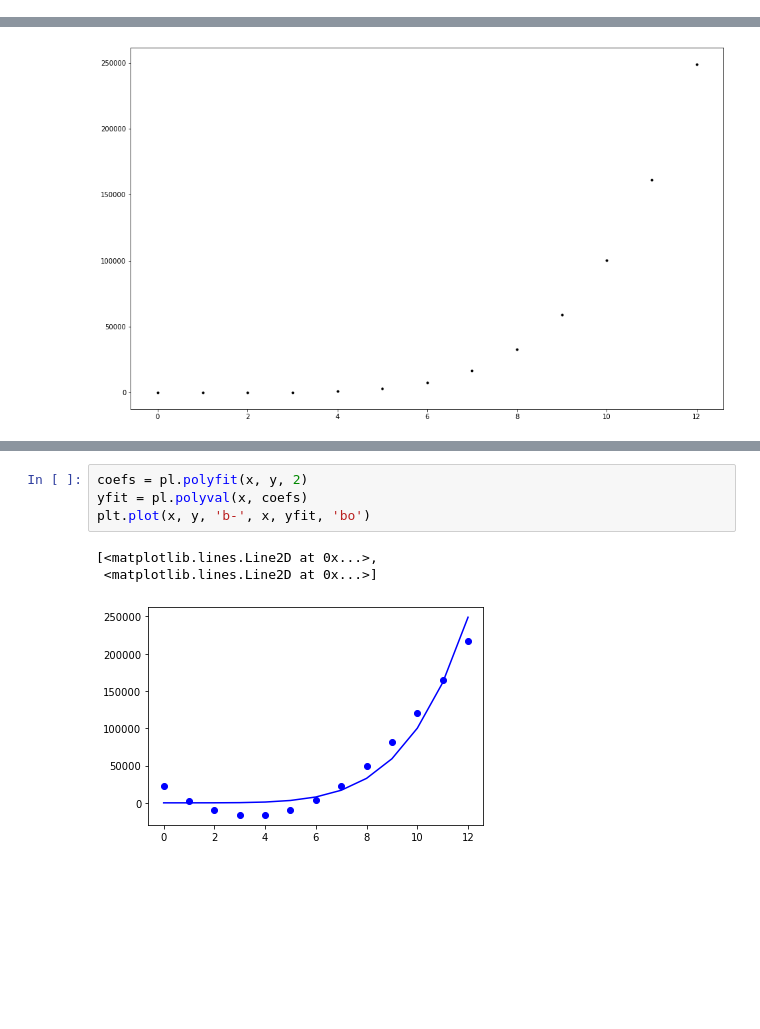
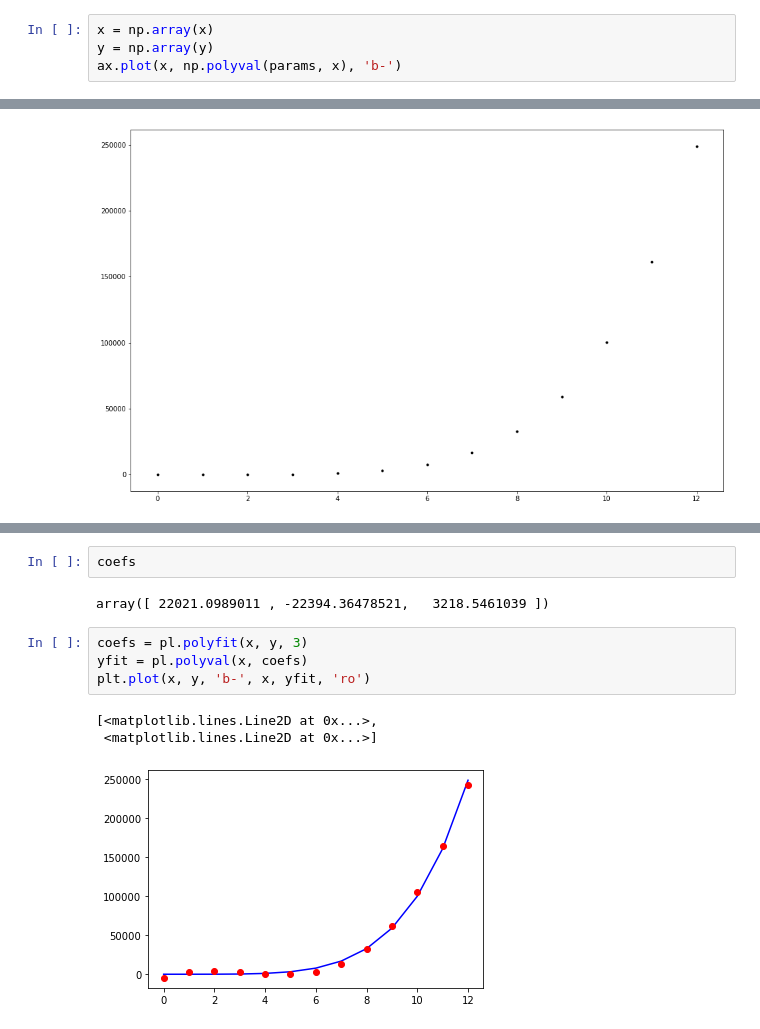
Before and after one commit to Ruairi8/machineLearn-Stat2022, a Jupyter notebook: Topic3_Parameters.ipynb, the cells around one changed output, grey strips where cells are left out. Cells and saved outputs as stored; diff of their text form; blank space fills up the shorter version.

```diff
--- a/Topic3_Parameters.ipynb
+++ b/Topic3_Parameters.ipynb
@@ -71,3 +103,7 @@ params = np.polyfit(x, y, 1)
 params
 # %% [output]
 array([ 16228.18846154, -48786.91538462])
+# %%
+x = np.array(x)
+y = np.array(y)
+ax.plot(x, np.polyval(params, x), 'b-')
@@ -90,8 +154,12 @@ plt.plot(x, y, 'b-', x, yfit, 'bo')
+# %%
+coefs
+# %% [output]
+array([ 22021.0989011 , -22394.36478521,   3218.5461039 ])
 # %%
-coefs = pl.polyfit(x, y, 2)
+coefs = pl.polyfit(x, y, 3)
 yfit = pl.polyval(x, coefs)
-plt.plot(x, y, 'b-', x, yfit, 'bo')
+plt.plot(x, y, 'b-', x, yfit, 'ro')
 # %% [output]
 [<matplotlib.lines.Line2D at 0x...>,
  <matplotlib.lines.Line2D at 0x...>]
-[figure, old version]
+[figure, new version]
```
Also changed, not shown: parts of 25 cells of this notebook, 1 other file.
